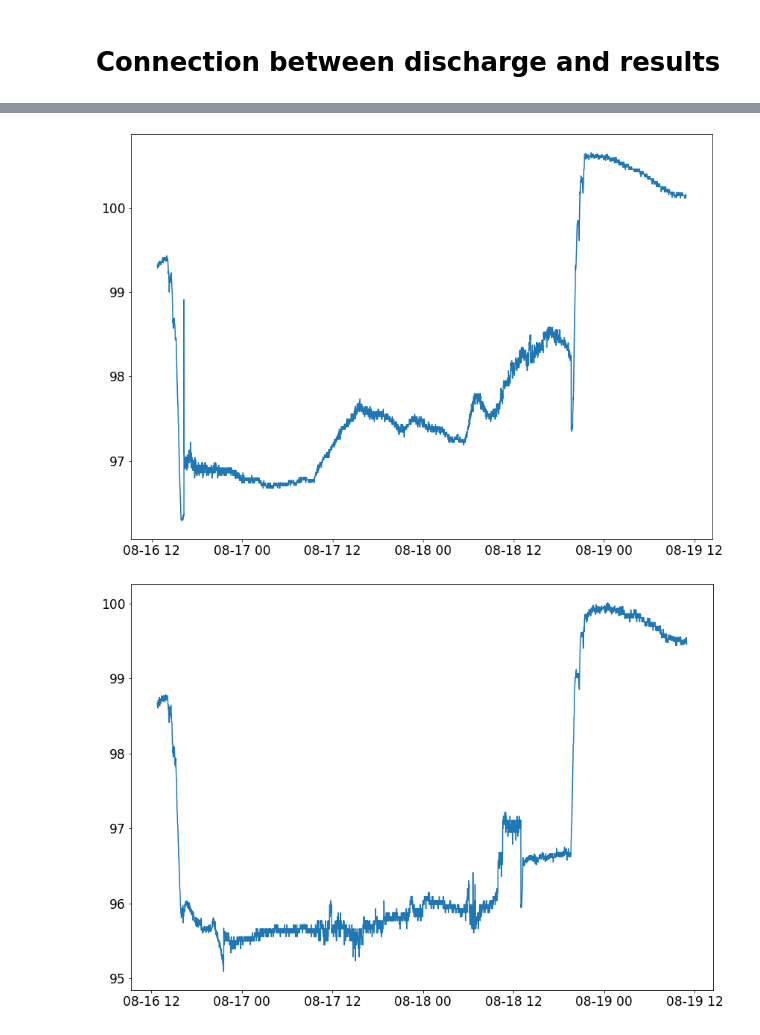
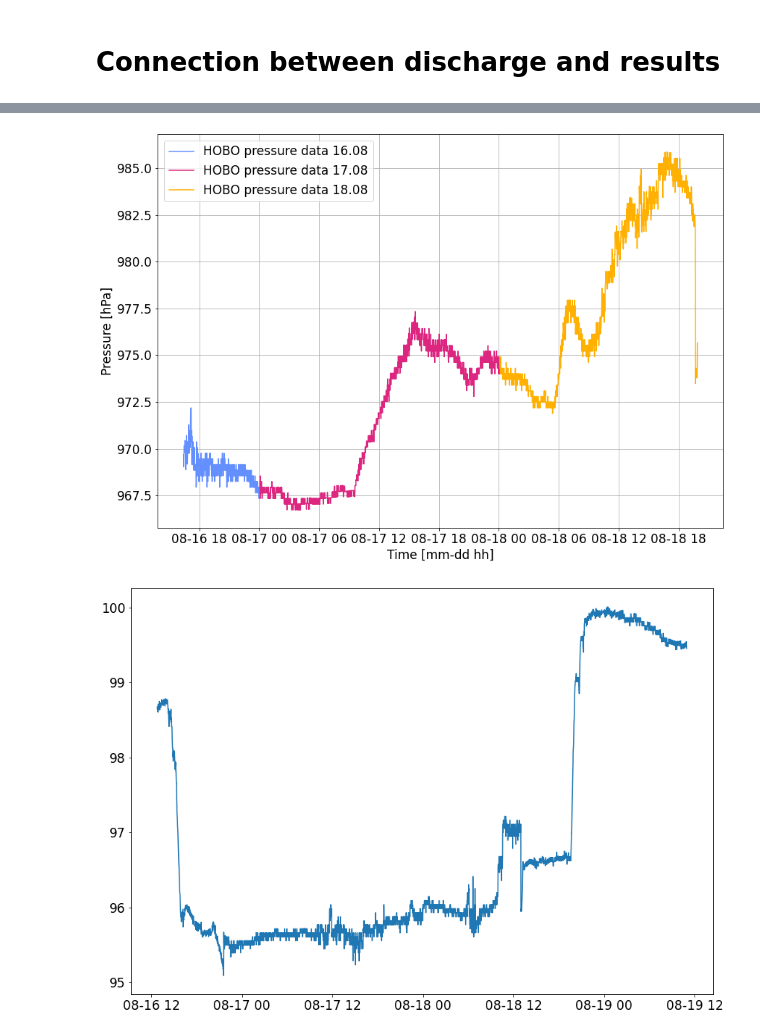
Before and after one commit to gecocowie/Master_thesis, a Jupyter notebook: python/Matrix_profile_statistics.ipynb, the cells around one changed output, grey strips where cells are left out. Drawn from its saved outputs; the diff is of its cells as text; code cells hidden in the pictures.

Commit message:
updated the style of all the plots to consistent colour scheme

```diff
--- a/python/Matrix_profile_statistics.ipynb
+++ b/python/Matrix_profile_statistics.ipynb
@@ -576,9 +659,26 @@ hobo_df1 = hobo_df1.dropna()
 hobo_df1['date_time'] = pd.to_datetime(hobo_df1['date_time'])
 #pressure in kPa
 
+print(hobo_df1['date_time'].iloc[2])
+
 fig, ax_hobo = plt.subplots(figsize = (14,10))
-ax_hobo.plot(hobo_df1['date_time'],hobo_df1['pressure'])
+ax_hobo.plot(hobo_df1['date_time'].iloc[220:680],hobo_df1['pressure'].iloc[220:680]*10,label="HOBO pressure data 16.08",c = '#648FFF')
+ax_hobo.plot(hobo_df1['date_time'].iloc[680:2120],hobo_df1['pressure'].iloc[680:2120]*10,label="HOBO pressure data 17.08",c='#DC267F')
+ax_hobo.plot(hobo_df1['date_time'].iloc[2120:-900],hobo_df1['pressure'].iloc[2120:-900]*10,label="HOBO pressure data 18.08",c='#FFB000')
+
+
+
+#ax_hobo.set_xticks([1,2,3,4,5,6,7,8,9],['16-18:00','17-00:00','17-06:00','17-12:00','17-18:00','18-00:00','18-06:00','18-12:00','18-18:00'])
+ax_hobo.set_xlabel('Time [mm-dd hh]')
+ax_hobo.set_ylabel('Pressure [hPa]')
+plt.legend()
+plt.grid()
 plt.show()
+
+
+
+
+
 
 hobo_df2 = pd.read_csv('/Users/georgecowie/Documents/Master/Masteroppgave/data/2020/HOBO_pressure_logger/Austre2.csv',
             header = 1,names = ['index','date_time','pressure'],usecols=[0,1,2])
@@ -593,2 +694,2 @@ plt.show()
-[figure, old version]
+[figure, new version]
 [figure]
```
Also changed, not shown: parts of 8 cells of this notebook.
